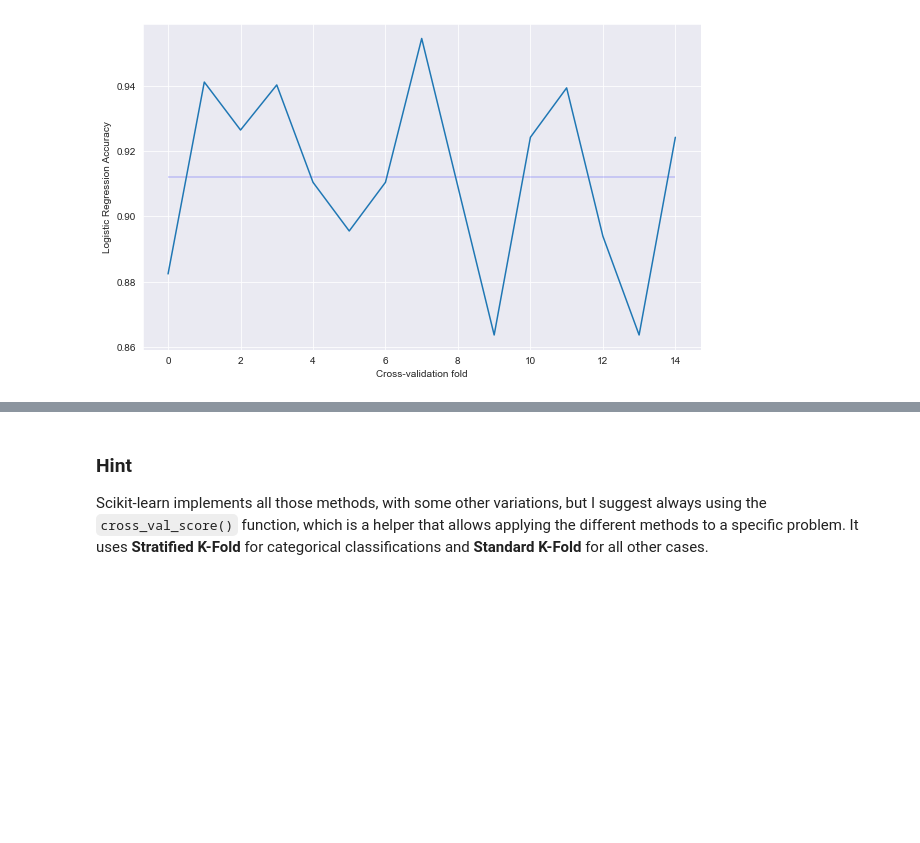
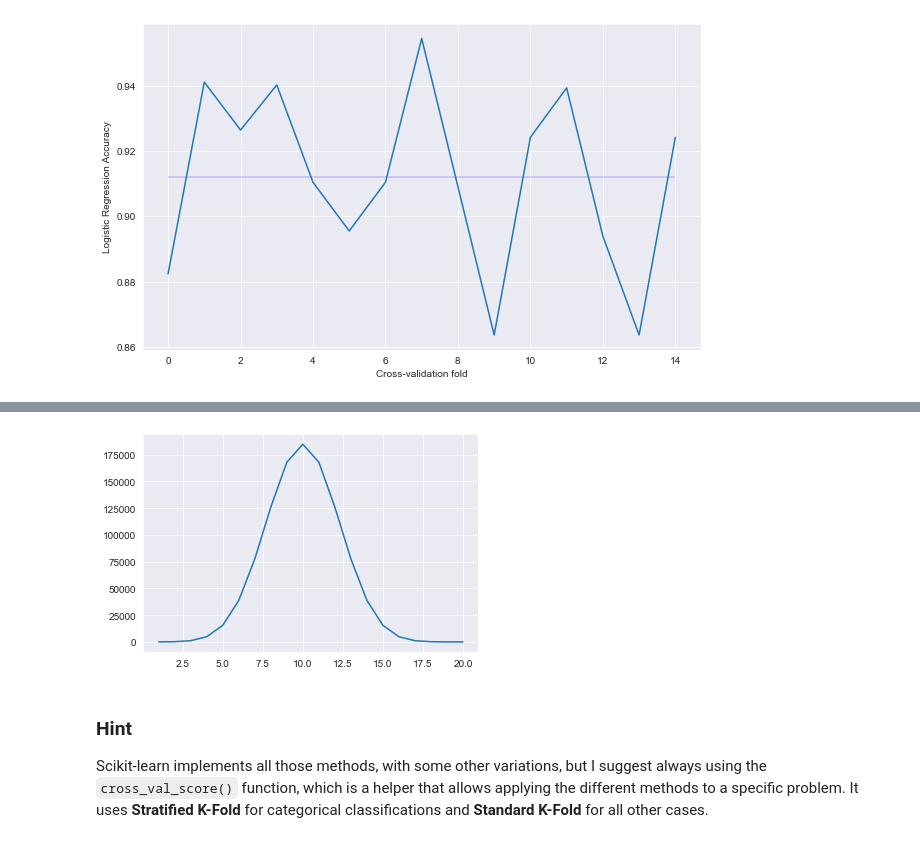
Before and after one commit to farshidbalan/Mastering-machine-learning-algorithms, a Jupyter notebook: Chapter_1_Machine_Learning_Model_Fundamentals.ipynb, the cells around one changed output, grey strips where cells are left out. Saved outputs shown, nothing was run; the diff lists cells and outputs as text; code cells hidden in the pictures; blank space fills up the shorter version.

```diff
--- a/Chapter_1_Machine_Learning_Model_Fundamentals.ipynb
+++ b/Chapter_1_Machine_Learning_Model_Fundamentals.ipynb
@@ -302,3 +302,20 @@ the following image shows Exploding effect of the binomial coefficient when $p$
+# %%
+from math import factorial
+import numpy as np
+import matplotlib.pyplot as plt
+
+
+
+def comb(n, k):
+    return factorial(n) / factorial(k) / factorial(n - k)
+
+n = 20
+p = np.linspace(1, 20, num=20)
+n_of_p = [comb(n, p_) for p_ in p]
+plt.plot(p, n_of_p)
+plt.grid(True)
+# %% [output]
+[figure, added]
 # %% [markdown]
 ### Hint
 Scikit-learn implements all those methods, with some other variations, but I suggest always using the `cross_val_score()` function, which is a helper that allows applying the different methods to a specific problem. It uses __Stratified K-Fold__ for categorical classifications and __Standard K-Fold__ for all other cases.
```
Also changed, not shown: parts of 4 cells of this notebook.
